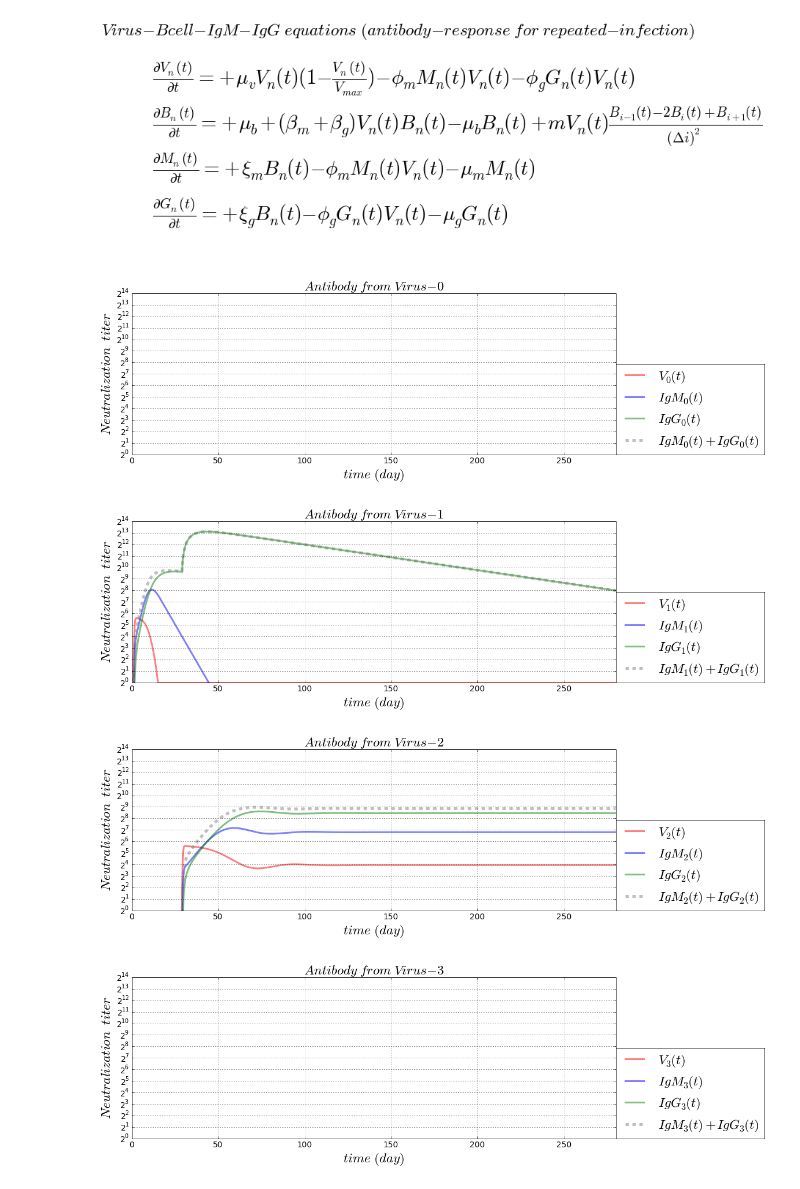
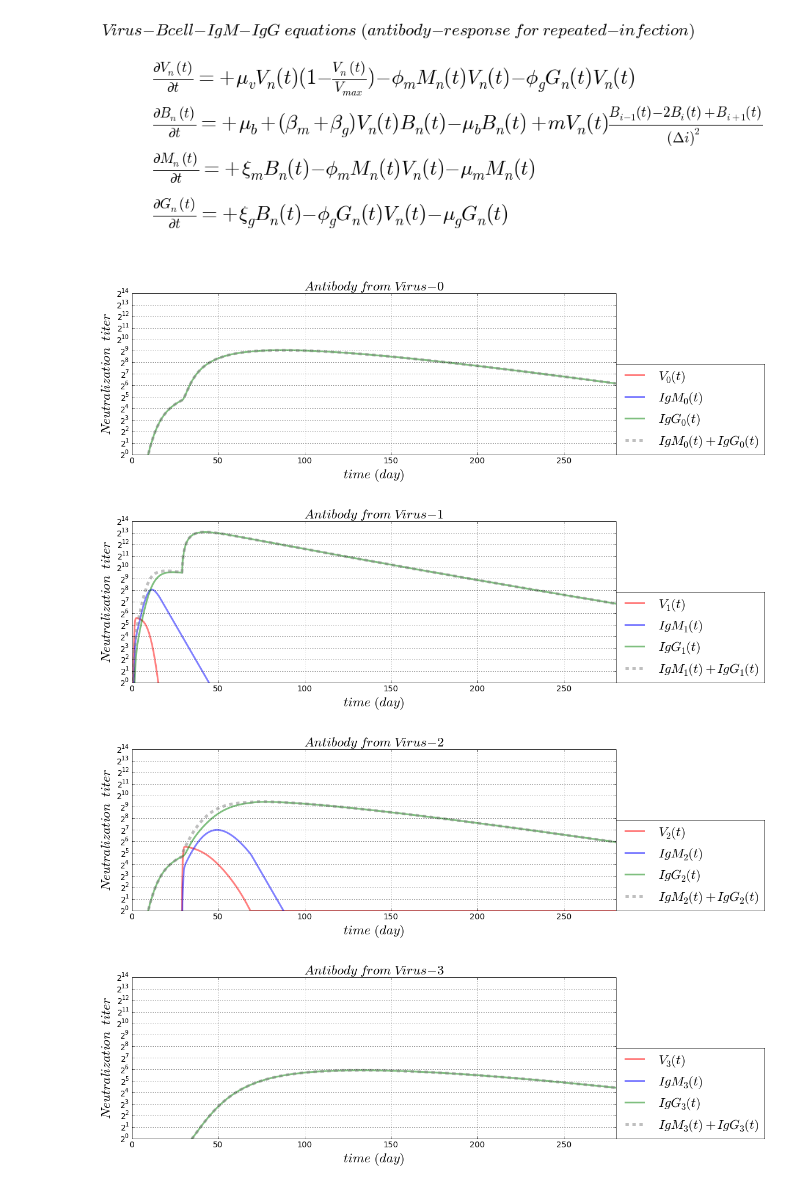
Before and after one commit to blab/antibody-response-pulse, a Jupyter notebook: bcell-array/code/Virus_Bcell_IgM_IgG_Infection_OAS_new.ipynb, the cells around one changed output. Drawn from its saved outputs; the diff is of its cells as text; code cells hidden in the pictures.

```diff
--- a/bcell-array/code/Virus_Bcell_IgM_IgG_Infection_OAS_new.ipynb
+++ b/bcell-array/code/Virus_Bcell_IgM_IgG_Infection_OAS_new.ipynb
@@ -109,7 +109,14 @@ def dGdt_array(VBMGxt = [], *args):
     # there are n dSdt
     dG_dt_array = np.zeros(x_totalPoint)
     # each dSdt with the same equation form
-    dG_dt_array[:] = +(inRateG + alva.event_OAS)*B[:] - consumeRateG*G[:]*V[:] - outRateG*G[:]
+    Gcopy = np.copy(G)
+    centerX = Gcopy[:]
+    leftX = np.roll(Gcopy[:], 1)
+    rightX = np.roll(Gcopy[:], -1)
+    leftX[0] = centerX[0]
+    rightX[-1] = centerX[-1]
+    dG_dt_array[:] = +(inRateG + alva.event_OAS)*B[:] - consumeRateG*G[:]*V[:] - outRateG*G[:] \
+                     + mutatRate*(leftX[:] - 2*centerX[:] + rightX[:])/(dx**2)
     return(dG_dt_array)
 # %% [output]
 [figure]
@@ -145,6 +152,7 @@ outRateG = outRateM/250 # out-rate of antibody-IgG from memory B-cell
 consumeRateG = killRateVg  # consume-rate of antibody-IgG by cleaning virus
 
 mutatRateB = 0.00002/hour # B-cell mutation rate
+mutatRate = 0.0001/hour # mutation rate
 
 # time boundary and griding condition
 minT = float(0)
@@ -198,34 +206,34 @@ gOut_array = alva.AlvaRungeKutta4XT(pde_array, initial_Out, minX, maxX, totalPoi
 # plotting
 gV = gOut_array[0]
 gB = gOut_array[1]
 gM = gOut_array[2]
 gG = gOut_array[3]
 
 numberingFig = numberingFig + 1
 for i in range(totalPoint_X):
     figure_name = '-response-%i'%(i)
     figure_suffix = '.png'
     save_figure = os.path.join(dir_path, file_name + figure_name + file_suffix)
     plt.figure(numberingFig, figsize = AlvaFigSize)
     plt.plot(gT, gV[i], color = 'red', label = r'$ V_{%i}(t) $'%(i), linewidth = 3.0, alpha = 0.5)
     plt.plot(gT, gM[i], color = 'blue', label = r'$ IgM_{%i}(t) $'%(i), linewidth = 3.0, alpha = 0.5)
     plt.plot(gT, gG[i], color = 'green', label = r'$ IgG_{%i}(t) $'%(i), linewidth = 3.0, alpha = 0.5)
     plt.plot(gT, gM[i] + gG[i], color = 'gray', linewidth = 5.0, alpha = 0.5, linestyle = 'dashed'
              , label = r'$ IgM_{%i}(t) + IgG_{%i}(t) $'%(i, i))
     plt.grid(True, which = 'both')
     plt.title(r'$ Antibody \ from \ Virus-{%i} $'%(i), fontsize = AlvaFontSize)
     plt.xlabel(r'$time \ (%s)$'%(timeUnit), fontsize = AlvaFontSize)
     plt.ylabel(r'$ Neutralization \ \ titer $', fontsize = AlvaFontSize)
     plt.xlim([minT, maxT])
     plt.xticks(fontsize = AlvaFontSize*0.6)
     plt.yticks(fontsize = AlvaFontSize*0.6)
     plt.ylim([2**0, 2**14])
     plt.yscale('log', basey = 2)
     plt.legend(loc = (1,0), fontsize = AlvaFontSize)
     plt.savefig(save_figure, dpi = 100)
     plt.show()
 # %% [output]
-[figure, old version]
+[figure, new version]
-[figure, old version]
+[figure, new version]
-[figure, old version]
+[figure, new version]
-[figure, old version]
+[figure, new version]
```
Also changed, not shown: parts of 2 cells of this notebook, 14 other files.
